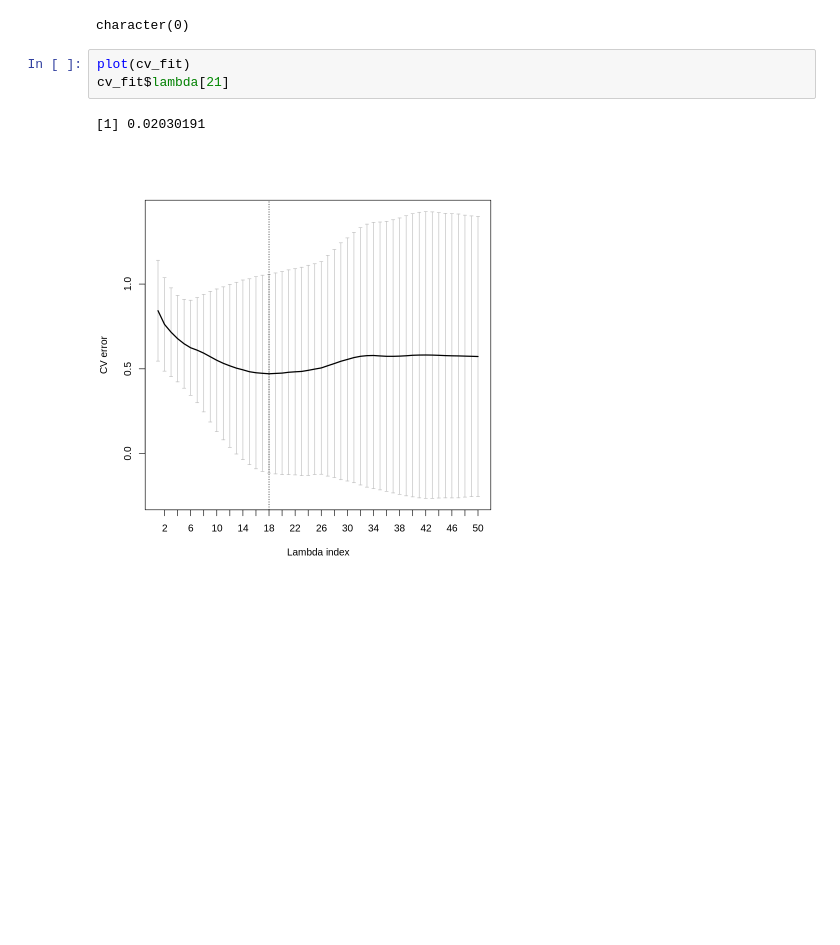
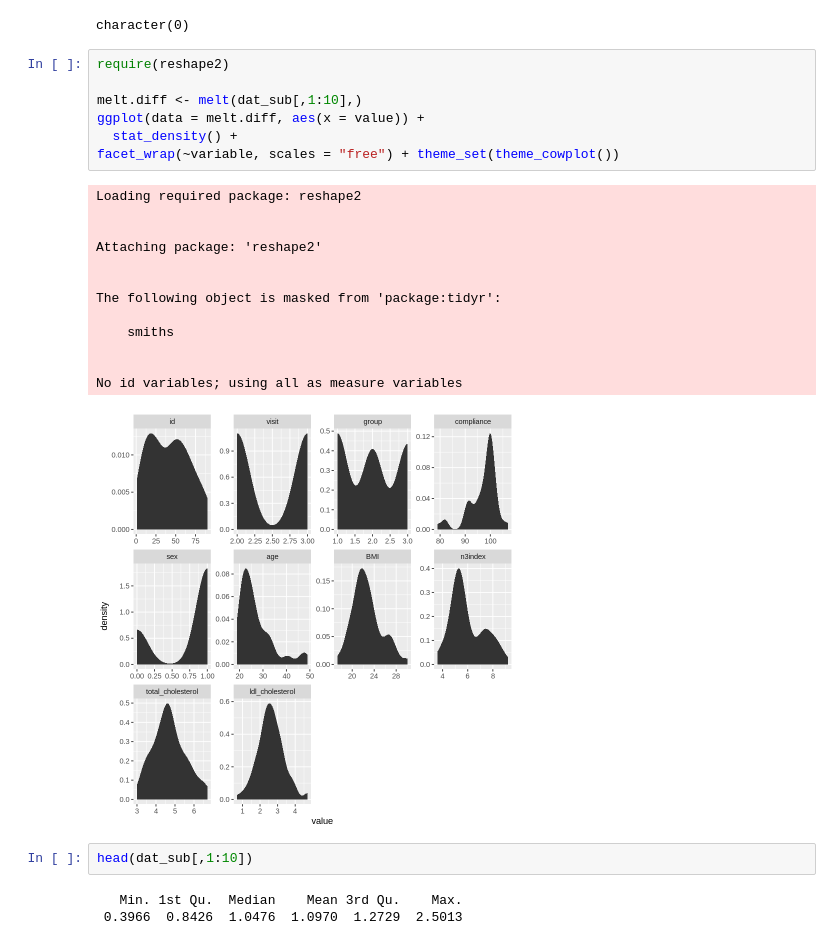
Before and after one commit to xlai/lipids, a Jupyter notebook: analysis_lasso.ipynb, the cells around one changed output. Cells and saved outputs as stored; diff of their text form; blank space fills up the shorter version.

```diff
--- a/analysis_lasso.ipynb
+++ b/analysis_lasso.ipynb
@@ -265,9 +327,29 @@ list()
 names(numLevels)[idx_num[coefs$interactions$catcont[,2]]]
 # %% [output]
 character(0)
-# %%
-plot(cv_fit)
-cv_fit$lambda[21]
-# %% [output]
-[1] 0.02030191
-[figure, removed]
+# %%
+require(reshape2)
+
+melt.diff <- melt(dat_sub[,1:10],)
+ggplot(data = melt.diff, aes(x = value)) +
+  stat_density() +
+facet_wrap(~variable, scales = "free") + theme_set(theme_cowplot())
+# %% [output]
+Loading required package: reshape2
+
+
+Attaching package: 'reshape2'
+
+
+The following object is masked from 'package:tidyr':
+
+    smiths
+
+
+No id variables; using all as measure variables
+[figure, added]
+# %%
+head(dat_sub[,1:10])
+# %% [output]
+   Min. 1st Qu.  Median    Mean 3rd Qu.    Max.
+ 0.3966  0.8426  1.0476  1.0970  1.2729  2.5013
```
Also changed, not shown: parts of 8 cells of this notebook.
